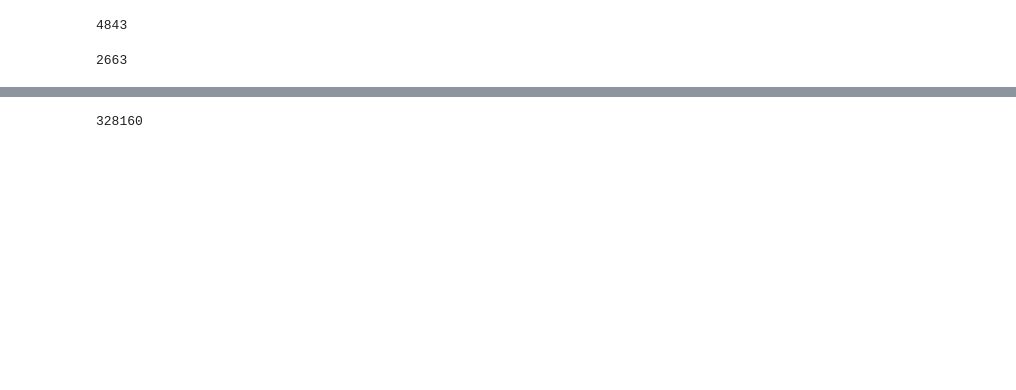
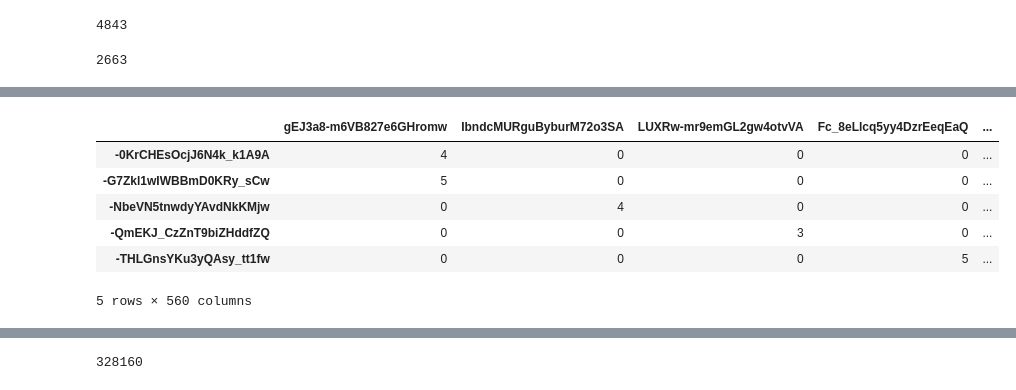
Before and after one commit to AmineSdk/RecommenderSystem, a Jupyter notebook: CF_Social_Autoencoder.ipynb, the cells around one changed output, grey strips where cells are left out. Drawn from its saved outputs; the diff is of its cells as text; code cells hidden in the pictures; blank space fills up the shorter version.

```diff
--- a/CF_Social_Autoencoder.ipynb
+++ b/CF_Social_Autoencoder.ipynb
@@ -228,4 +303,2 @@ df_train_new = getUsersRatings(df_train,list(df_user_user.index))
-# %%
-df_train = preprocess_df(df_train_new,'userID','itemID',5000,9999,20000,30000)
 # %%
 df_user_user.set_index(['Unnamed: 0'],inplace=True)
@@ -235,0 +305,2 @@ df_train
+# %%
+df_train_filtered = getUsersRatings(df_train,list(df_user_user.index))
@@ -235,0 +316,2 @@ df_train
+# %%
+df_train_filtered = orgDataframe(df_train_filtered,df_user_user)
@@ -248,0 +331,12 @@ df_train_r
+# %%
+df_mat = DatasetToUserItemDataFrame(df_train_filtered,'userID','itemID','rating')
+# %%
+df_mat.head()
+# %% [output]
+|  | gEJ3a8-m6VB827e6GHromw | IbndcMURguByburM72o3SA | LUXRw-mr9emGL2gw4otvVA | Fc_8eLlcq5yy4DzrEeqEaQ | ... |
+| -0KrCHEsOcjJ6N4k_k1A9A | 4 | 0 | 0 | 0 | ... |
+| -G7Zkl1wIWBBmD0KRy_sCw | 5 | 0 | 0 | 0 | ... |
+| -NbeVN5tnwdyYAvdNkKMjw | 0 | 4 | 0 | 0 | ... |
+| -QmEKJ_CzZnT9biZHddfZQ | 0 | 0 | 3 | 0 | ... |
+| -THLGnsYKu3yQAsy_tt1fw | 0 | 0 | 0 | 5 | ... |
+5 rows × 560 columns
```
Also changed, not shown: parts of 55 cells of this notebook.
